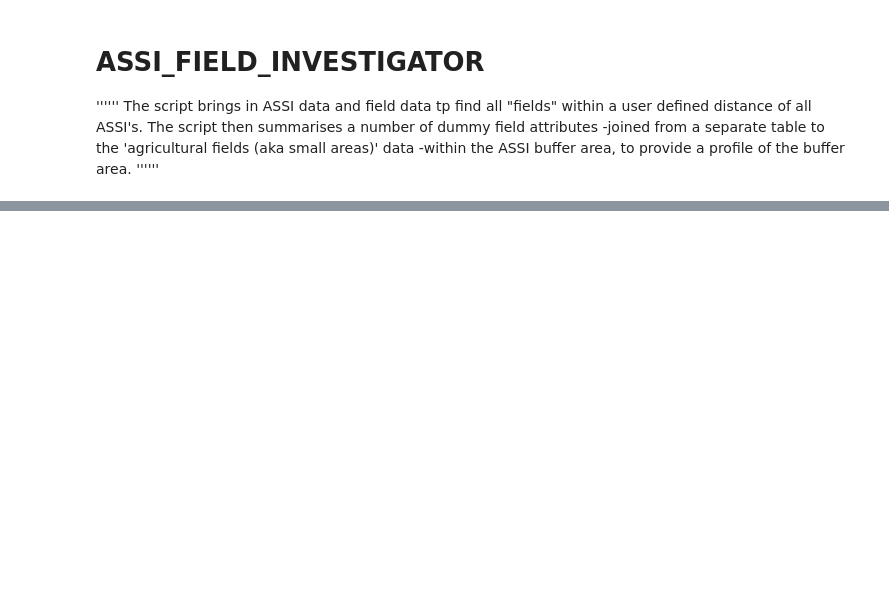
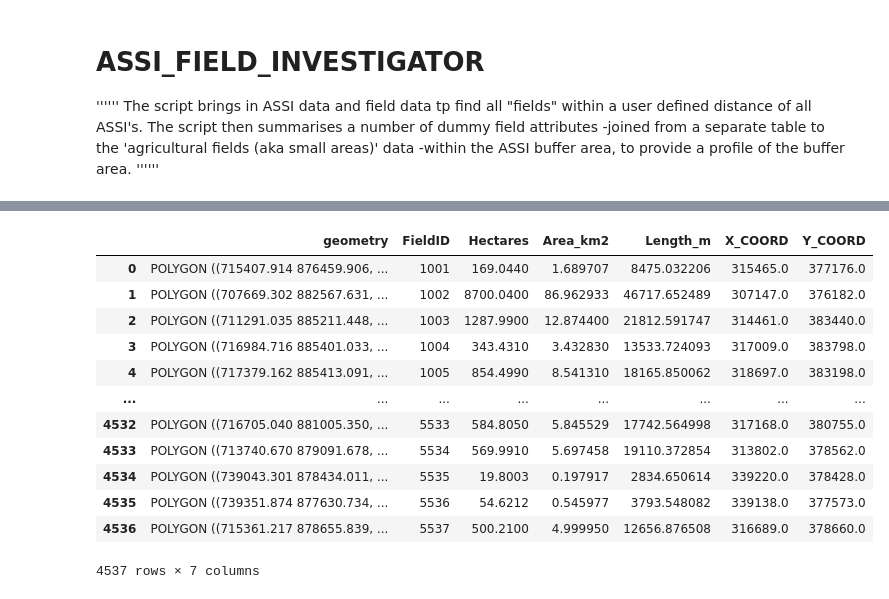
Before and after one commit to carolmcquillan/EGM722_Project, a Jupyter notebook: Field_Identifier.ipynb, the cells around one changed output, grey strips where cells are left out. Cells and saved outputs as stored; diff of their text form; code cells hidden in the pictures; blank space fills up the shorter version.

```diff
--- a/Field_Identifier.ipynb
+++ b/Field_Identifier.ipynb
@@ -317,0 +440,26 @@ with open(OutputName + "_Results.txt", "a") as f:
+# %%
+################################################ # adding and work with the Field data ############################################################
+#Add first Agri dataset(inc. Field ID's and geometry)
+AgFields = gpd.read_file(os.path.abspath('c:/Carol_PG_CERT_GIS/EGM722_Project/data_files/AgFields.shp')) # add Agricultural fields data
+AgFields.to_crs(epsg=2157, inplace=True)
+assign_Area_Length(AgFields)             #apply user created function to assign length and area to gdf
+newAgFieldsorder = ['geometry', 'FieldID',  'Hectares', 'Area_km2', 'Length_m', 'X_COORD', 'Y_COORD']  #Create new order for columns
+
+AgFields= AgFields.reindex(columns=newAgFieldsorder)
+
+
+AgFields
+# %% [output]
+|  | geometry | FieldID | Hectares | Area_km2 | Length_m | X_COORD | Y_COORD |
+| 0 | POLYGON ((715407.914 876459.906, ... | 1001 | 169.0440 | 1.689707 | 8475.032206 | 315465.0 | 377176.0 |
+| 1 | POLYGON ((707669.302 882567.631, ... | 1002 | 8700.0400 | 86.962933 | 46717.652489 | 307147.0 | 376182.0 |
+| 2 | POLYGON ((711291.035 885211.448, ... | 1003 | 1287.9900 | 12.874400 | 21812.591747 | 314461.0 | 383440.0 |
+| 3 | POLYGON ((716984.716 885401.033, ... | 1004 | 343.4310 | 3.432830 | 13533.724093 | 317009.0 | 383798.0 |
+| 4 | POLYGON ((717379.162 885413.091, ... | 1005 | 854.4990 | 8.541310 | 18165.850062 | 318697.0 | 383198.0 |
+| ... | ... | ... | ... | ... | ... | ... | ... |
+| 4532 | POLYGON ((716705.040 881005.350, ... | 5533 | 584.8050 | 5.845529 | 17742.564998 | 317168.0 | 380755.0 |
+| 4533 | POLYGON ((713740.670 879091.678, ... | 5534 | 569.9910 | 5.697458 | 19110.372854 | 313802.0 | 378562.0 |
+| 4534 | POLYGON ((739043.301 878434.011, ... | 5535 | 19.8003 | 0.197917 | 2834.650614 | 339220.0 | 378428.0 |
+| 4535 | POLYGON ((739351.874 877630.734, ... | 5536 | 54.6212 | 0.545977 | 3793.548082 | 339138.0 | 377573.0 |
+| 4536 | POLYGON ((715361.217 878655.839, ... | 5537 | 500.2100 | 4.999950 | 12656.876508 | 316689.0 | 378660.0 |
+4537 rows × 7 columns
```
Also changed, not shown: parts of 12 cells of this notebook.
